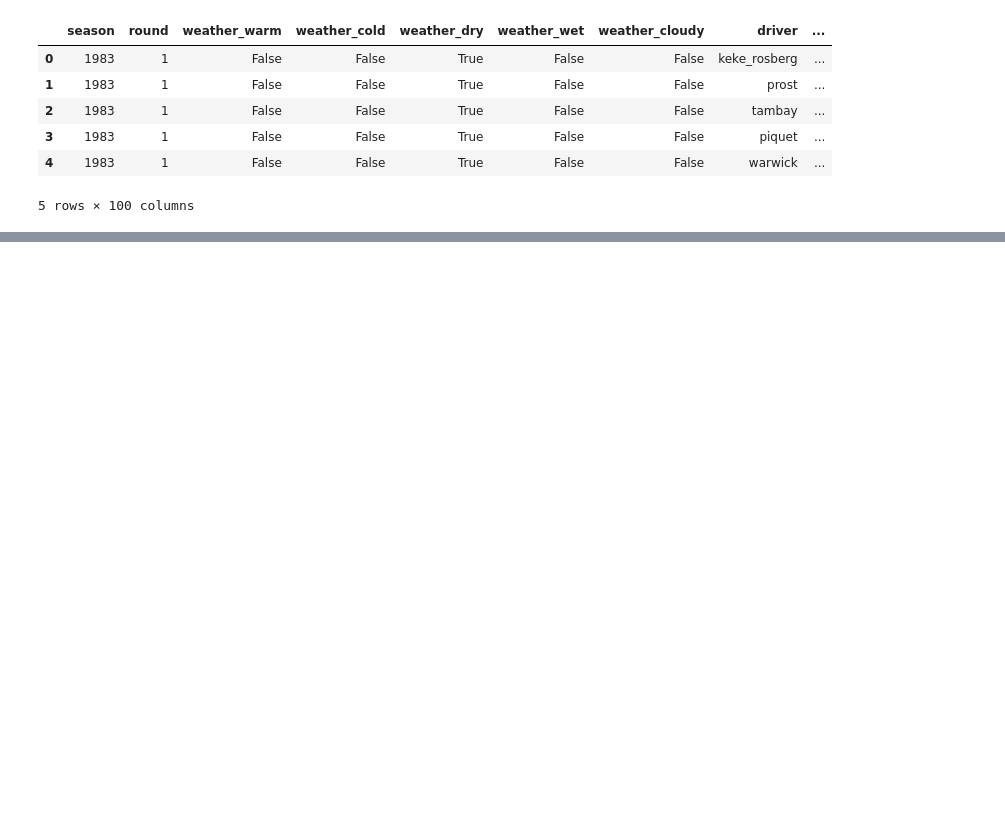
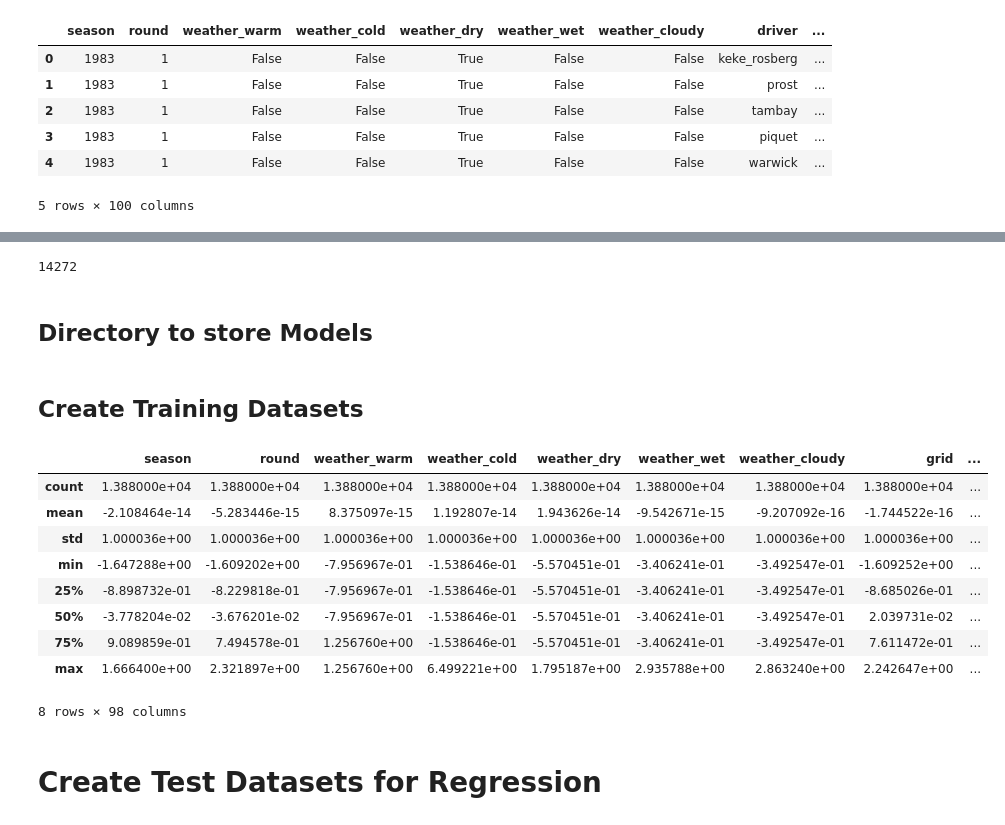
Before and after one commit to oracle-devrel/redbull-analytics-hol, a Jupyter notebook: beginners/04.ML_Modelling.ipynb, the cells around one changed output, grey strips where cells are left out. Cells and saved outputs as stored; diff of their text form; code cells hidden in the pictures; blank space fills up the shorter version.

```diff
--- a/beginners/04.ML_Modelling.ipynb
+++ b/beginners/04.ML_Modelling.ipynb
@@ -174,0 +27,6 @@ Increase the number of iterations (max_iter) or scale the data as shown in:
+# %%
+len(data)
+# %% [output]
+14272
+# %% [markdown]
+## Directory to store Models
@@ -174,0 +37,2 @@ Increase the number of iterations (max_iter) or scale the data as shown in:
+# %% [markdown]
+## Create Training Datasets
@@ -174,0 +49,15 @@ Increase the number of iterations (max_iter) or scale the data as shown in:
+# %%
+X_train.describe()
+# %% [output]
+|  | season | round | weather_warm | weather_cold | weather_dry | weather_wet | weather_cloudy | grid | ... |
+| count | 1.388000e+04 | 1.388000e+04 | 1.388000e+04 | 1.388000e+04 | 1.388000e+04 | 1.388000e+04 | 1.388000e+04 | 1.388000e+04 | ... |
+| mean | -2.108464e-14 | -5.283446e-15 | 8.375097e-15 | 1.192807e-14 | 1.943626e-14 | -9.542671e-15 | -9.207092e-16 | -1.744522e-16 | ... |
+| std | 1.000036e+00 | 1.000036e+00 | 1.000036e+00 | 1.000036e+00 | 1.000036e+00 | 1.000036e+00 | 1.000036e+00 | 1.000036e+00 | ... |
+| min | -1.647288e+00 | -1.609202e+00 | -7.956967e-01 | -1.538646e-01 | -5.570451e-01 | -3.406241e-01 | -3.492547e-01 | -1.609252e+00 | ... |
+| 25% | -8.898732e-01 | -8.229818e-01 | -7.956967e-01 | -1.538646e-01 | -5.570451e-01 | -3.406241e-01 | -3.492547e-01 | -8.685026e-01 | ... |
+| 50% | -3.778204e-02 | -3.676201e-02 | -7.956967e-01 | -1.538646e-01 | -5.570451e-01 | -3.406241e-01 | -3.492547e-01 | 2.039731e-02 | ... |
+| 75% | 9.089859e-01 | 7.494578e-01 | 1.256760e+00 | -1.538646e-01 | -5.570451e-01 | -3.406241e-01 | -3.492547e-01 | 7.611472e-01 | ... |
+| max | 1.666400e+00 | 2.321897e+00 | 1.256760e+00 | 6.499221e+00 | 1.795187e+00 | 2.935788e+00 | 2.863240e+00 | 2.242647e+00 | ... |
+8 rows × 98 columns
+# %% [markdown]
+# Create Test Datasets for Regression
```
Also changed, not shown: parts of 119 cells of this notebook, 1 other file.
